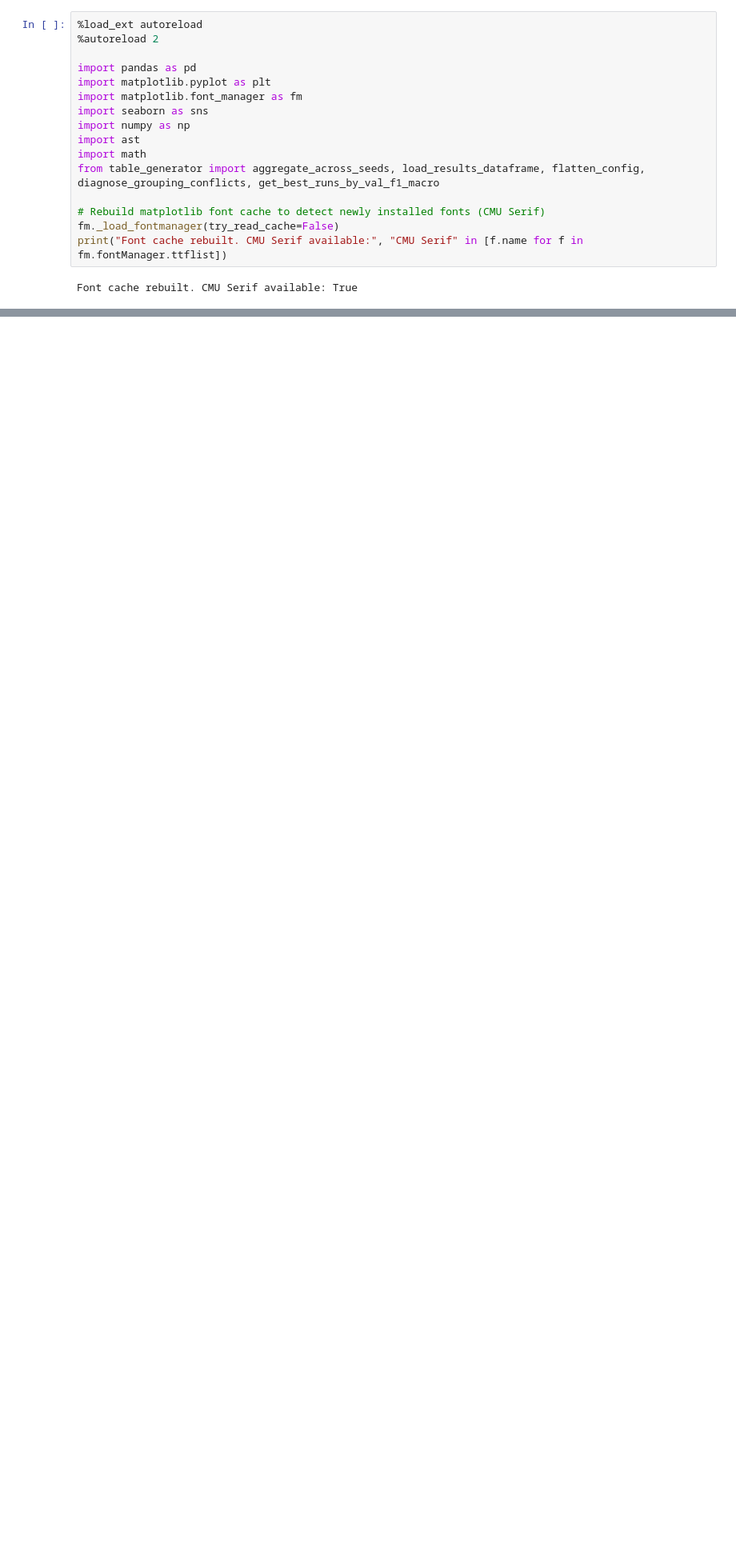
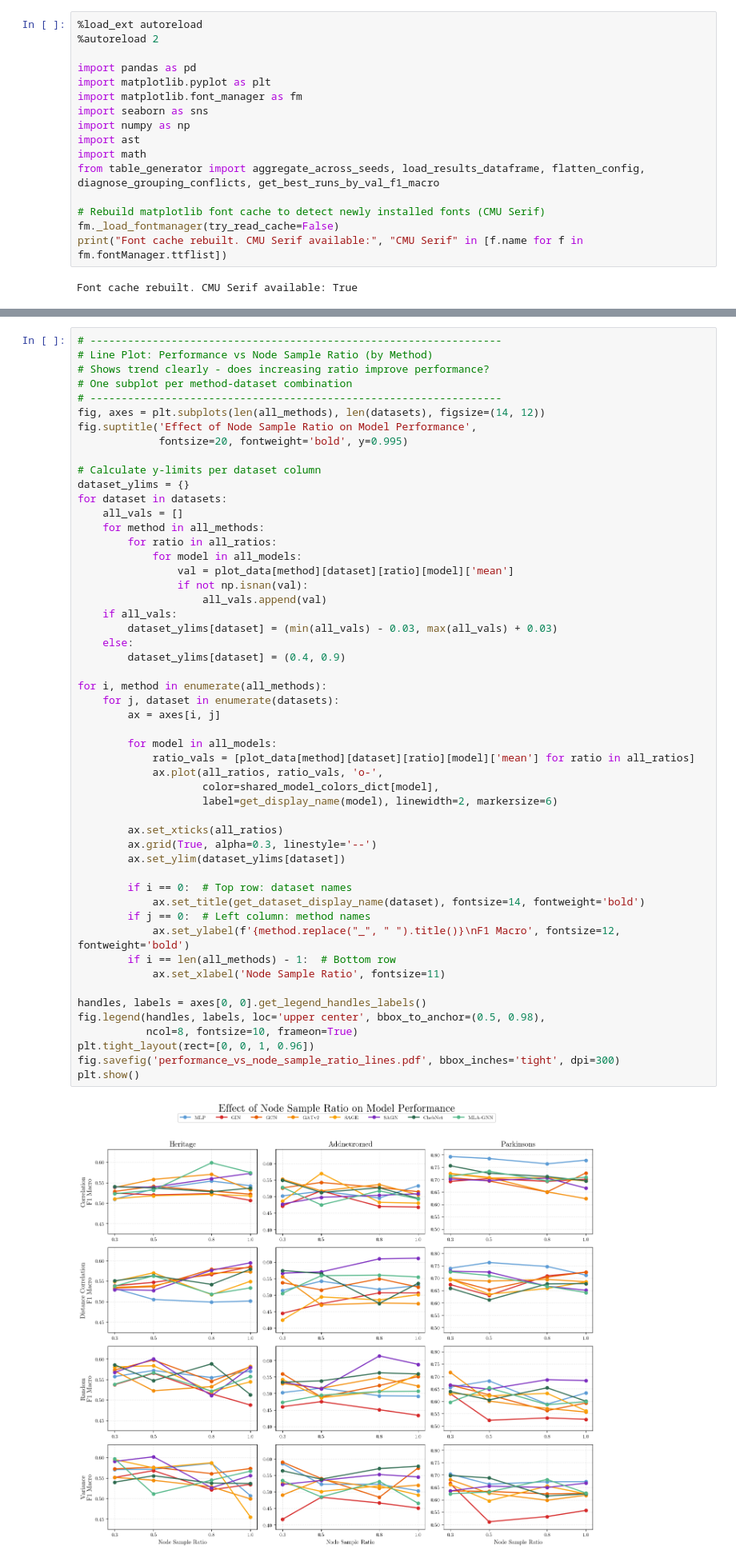
Before and after one commit to geometric-intelligence/ogbench, a Jupyter notebook: tutorials/final_results.ipynb, the cells around one changed output, grey strips where cells are left out. Shown at 80% size. Saved outputs shown, nothing was run; the diff lists cells and outputs as text; blank space fills up the shorter version.

```diff
--- a/tutorials/final_results.ipynb
+++ b/tutorials/final_results.ipynb
@@ -1057,0 +1429,54 @@ correlation:
+# %%
+# ------------------------------------------------------------------
+# Line Plot: Performance vs Node Sample Ratio (by Method)
+# Shows trend clearly - does increasing ratio improve performance?
+# One subplot per method-dataset combination
+# ------------------------------------------------------------------
+fig, axes = plt.subplots(len(all_methods), len(datasets), figsize=(14, 12))
+fig.suptitle('Effect of Node Sample Ratio on Model Performance',
+             fontsize=20, fontweight='bold', y=0.995)
+
+# Calculate y-limits per dataset column
+dataset_ylims = {}
+for dataset in datasets:
+    all_vals = []
+    for method in all_methods:
+        for ratio in all_ratios:
+            for model in all_models:
+                val = plot_data[method][dataset][ratio][model]['mean']
+                if not np.isnan(val):
+                    all_vals.append(val)
+    if all_vals:
+        dataset_ylims[dataset] = (min(all_vals) - 0.03, max(all_vals) + 0.03)
+    else:
+        dataset_ylims[dataset] = (0.4, 0.9)
+
+for i, method in enumerate(all_methods):
+    for j, dataset in enumerate(datasets):
+        ax = axes[i, j]
+
+        for model in all_models:
+            ratio_vals = [plot_data[method][dataset][ratio][model]['mean'] for ratio in all_ratios]
+            ax.plot(all_ratios, ratio_vals, 'o-',
+                    color=shared_model_colors_dict[model],
+                    label=get_display_name(model), linewidth=2, markersize=6)
+
+        ax.set_xticks(all_ratios)
+        ax.grid(True, alpha=0.3, linestyle='--')
+        ax.set_ylim(dataset_ylims[dataset])
+
+        if i == 0:  # Top row: dataset names
+            ax.set_title(get_dataset_display_name(dataset), fontsize=14, fontweight='bold')
+        if j == 0:  # Left column: method names
+            ax.set_ylabel(f'{method.replace("_", " ").title()}\nF1 Macro', fontsize=12, fontweight='bold')
+        if i == len(all_methods) - 1:  # Bottom row
+            ax.set_xlabel('Node Sample Ratio', fontsize=11)
+
+handles, labels = axes[0, 0].get_legend_handles_labels()
+fig.legend(handles, labels, loc='upper center', bbox_to_anchor=(0.5, 0.98),
+           ncol=8, fontsize=10, frameon=True)
+plt.tight_layout(rect=[0, 0, 1, 0.96])
+fig.savefig('performance_vs_node_sample_ratio_lines.pdf', bbox_inches='tight', dpi=300)
+plt.show()
+# %% [output]
+[figure, added]
```
Also changed, not shown: parts of 11 cells of this notebook, 3 other files.
